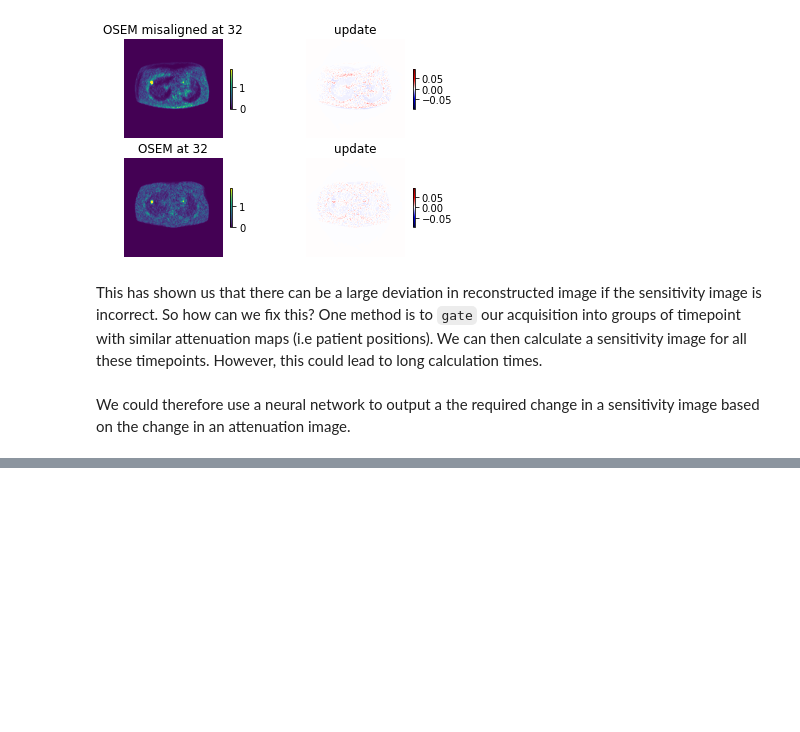
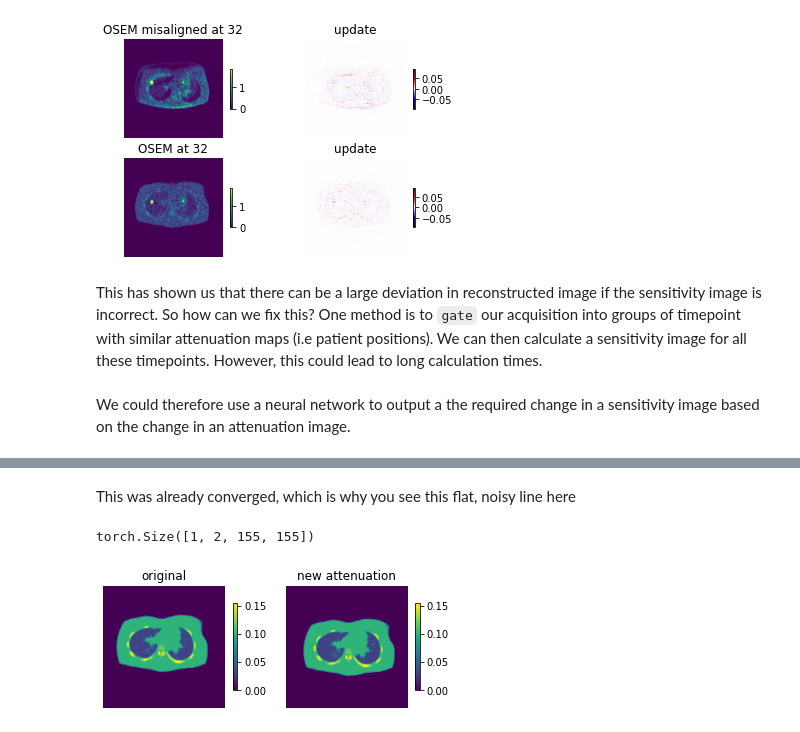
Before and after one commit to wqucap/SIRF-Exercises, a Jupyter notebook: notebooks/PET_sensitivity/ML_reconstruction.ipynb, the cells around one changed output, grey strips where cells are left out. Saved outputs shown, nothing was run; the diff lists cells and outputs as text; code cells hidden in the pictures; blank space fills up the shorter version.

```diff
--- a/notebooks/PET_sensitivity/ML_reconstruction.ipynb
+++ b/notebooks/PET_sensitivity/ML_reconstruction.ipynb
@@ -591,0 +770,6 @@ tensor([[[[0.1176, 0.1176, 0.1176,  ..., 0.1280, 0.1038, 0.1038],
+# %% [markdown]
+This was already converged, which is why you see this flat, noisy line here
+# %%
+torch.Tensor(np.squeeze(np.array([sens_image.as_array(), attn_image_new.as_array()]))).unsqueeze(0).shape
+# %% [output]
+torch.Size([1, 2, 155, 155])
@@ -591,0 +778,5 @@ tensor([[[[0.1176, 0.1176, 0.1176,  ..., 0.1280, 0.1038, 0.1038],
+# %%
+plot_2d_image([1,2,1],attn_image.as_array()[0,:,:], "original")
+plot_2d_image([1,2,2],attn_image_new.as_array()[0,:,:], "new attenuation")
+# %% [output]
+[figure, added]
```
Also changed, not shown: parts of 32 cells of this notebook, 6 other files.
